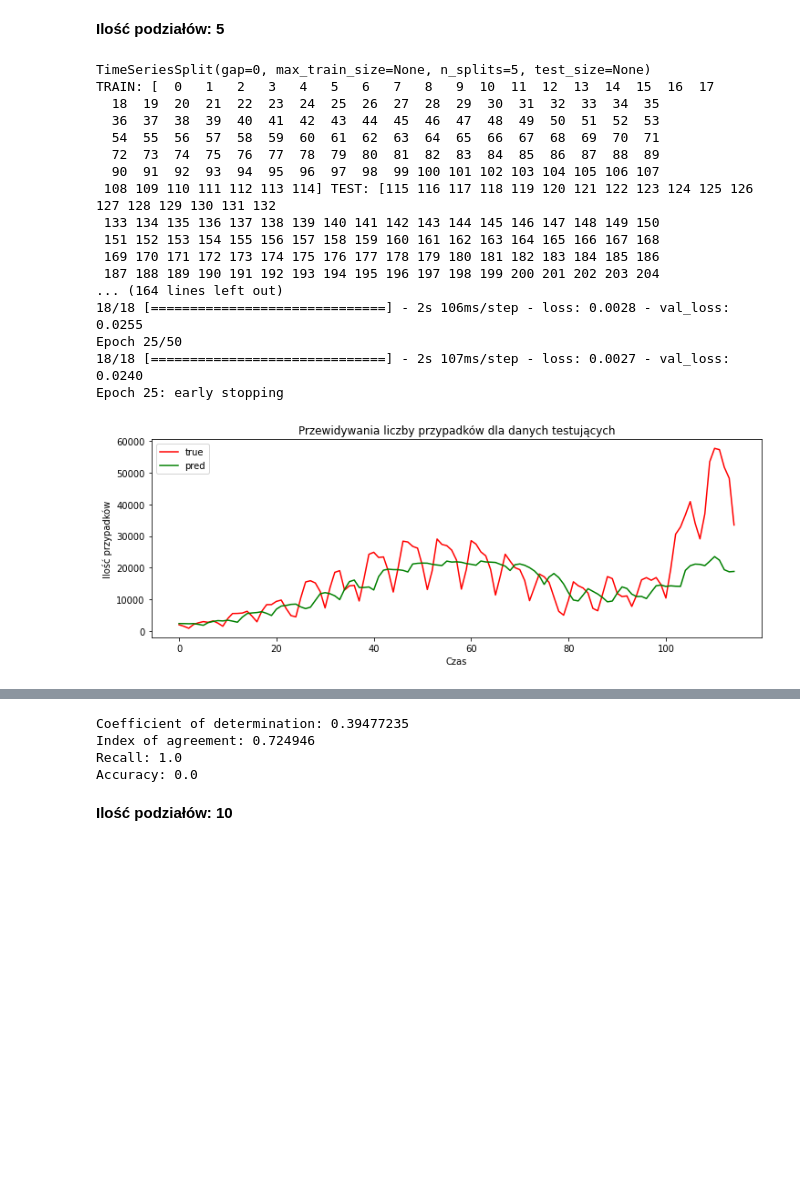
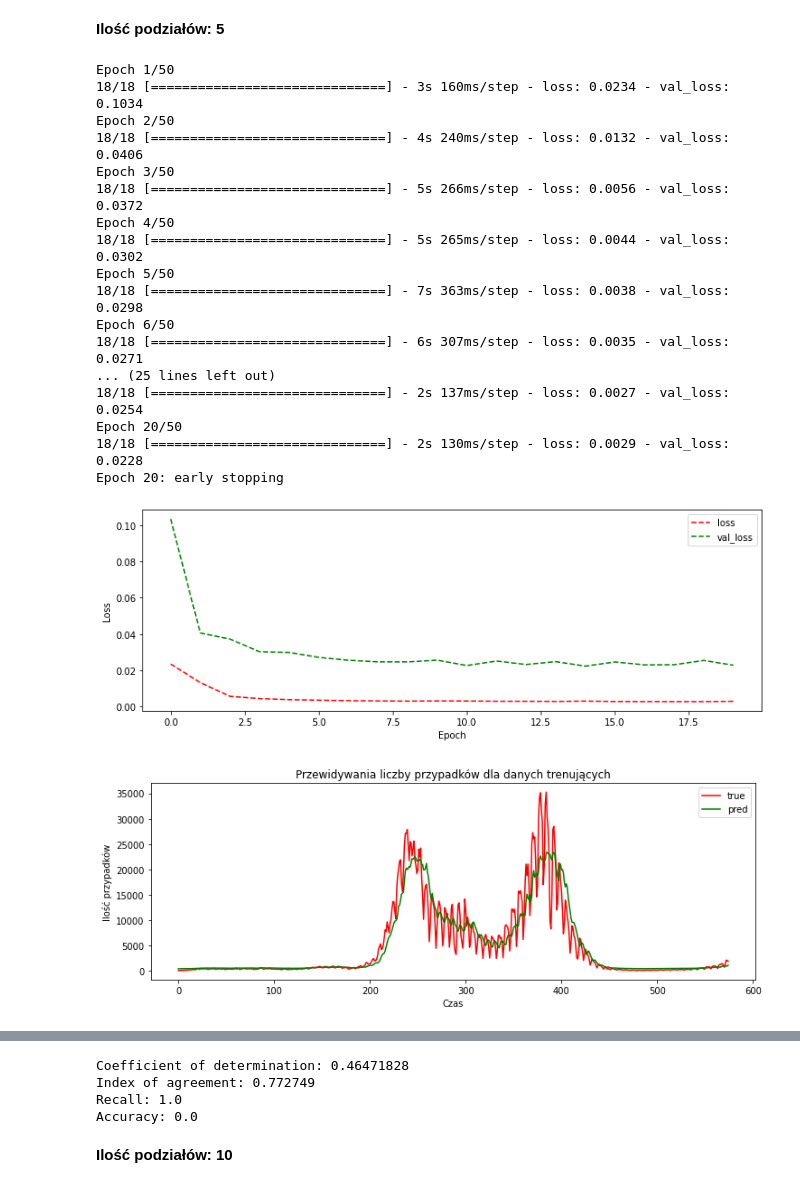
Before and after one commit to mateuszbarnacki/SSN-Proj, a Jupyter notebook: SSN_Proj.ipynb, the cells around one changed output, grey strips where cells are left out. Cells and saved outputs as stored; diff of their text form; code cells hidden in the pictures; blank space fills up the shorter version.

```diff
--- a/SSN_Proj.ipynb
+++ b/SSN_Proj.ipynb
@@ -154,7 +151,7 @@ def prepare_preds(X):
     y_preds.append(y_pred[0][-3])
   return y_preds
 
-def draw_predictions(nr_epochs, y_test, y_preds, title):
+def draw_predictions(nr_epochs, y_test, y_preds, title, figure_name):
     epochs = np.arange(nr_epochs)
     plt.figure(figsize=(12,4))
 
@@ -166,6 +163,7 @@ def draw_predictions(nr_epochs, y_test, y_preds, title):
     plt.legend(['true', 'pred'], loc='best')
     plt.title("Przewidywania liczby przypadków dla danych " + title)
 
+    plt.savefig(figure_name)
     plt.show()
 # %% [markdown]
 **Funkcje miary błędu**
@@ -185,10 +183,16 @@ def accuracy_m(y_true, y_pred):
   correct_preds = 0
   for i in range(len(y_pred)):
     if y_true[i] == y_pred[i]:
-      correct_preds = correct_pred + 1
+      correct_preds = correct_preds + 1
   return correct_preds / len(y_pred)
 
 def idx_of_agreement(y_true, y_pred):
   up = K.sum(K.square(y_true - y_pred))
   down = K.sum(K.square(K.abs(y_pred - K.mean(y_true)) + (K.abs(y_true - K.mean(y_true)))))
   return (1. - up / (down + K.epsilon()))
+
+def mean_squared_error(y_true, y_pred):
+  return K.mean(K.square(y_pred - y_true), axis=0)
+
+def mean_absolute_error(y_true, y_pred):
+  return K.mean(K.abs(y_pred - y_true), axis=0)
@@ -275,10 +301,10 @@ Accuracy: 0.0
 X, y = prepare_X_y(train_data)
 
 tscv = TimeSeriesSplit(n_splits=5)
-print(tscv)
+#print(tscv)
 
 for train_index, test_index in tscv.split(X):
-  print("TRAIN:", train_index, "TEST:", test_index)
+  #print("TRAIN:", train_index, "TEST:", test_index)
   X_train, X_test = X[train_index], X[test_index]
   y_train, y_test = y[train_index], y[test_index]
 
@@ -287,49 +313,68 @@ model = ModelTrunk()
 model.compile(optimizer='adam',
               loss=[MeanSquaredError(), MeanAbsoluteError()],
               run_eagerly=True)
 
+EarlyStop = EarlyStopping(monitor='val_loss',
+                          patience=5,
+                          verbose=1)
+
+callbacks = [EarlyStop]
+
 history = model.fit(X_train, y_train,
                     epochs=50, verbose=1,
                     validation_data = (X_test, y_test),
                     callbacks = callbacks
                    )
 
+# Wypisanie predykowanych wartości w formie liczbowej
 # X_pred = np.array(X_train[-1]).reshape(1,NR_DAYS,1).astype(float)
 # print(X_pred * MAX_DATA)
 # y_pred = model.predict(X_pred) * MAX_DATA
 # print(y_pred.shape)
 # print(y_pred)
 # print(np.max(y_pred[0][-3:]))
 
+plt.figure(figsize=(12,4))
+plt.plot(history.history['loss'], "r--")
+plt.plot(history.history['val_loss'], "g--")
+plt.ylabel('Loss')
+plt.xlabel('Epoch')
+plt.legend(['loss', 'val_loss'], loc='best')
+plt.savefig('time_series_5_loss.png')
+plt.show()
+
+y_preds = prepare_preds(X_train)
+draw_predictions(len(y_preds), y_train.reshape(len(y_preds)) * MAX_DATA, y_preds, "trenujących", "time_series_5_train.png")
 y_preds = prepare_preds(X_test)
-draw_predictions(len(y_preds), y_test.reshape(len(y_preds)) * MAX_DATA, y_preds, "testujących")
+draw_predictions(len(y_preds), y_test.reshape(len(y_preds)) * MAX_DATA, y_preds, "testujących", "time_series_5_test.png")
 
 y = y_test * MAX_DATA
 y = np.reshape(y, len(y))
 coeff = det_coeff(K.constant(y), K.constant(y_preds))
 index = idx_of_agreement(K.constant(y), K.constant(y_preds))
 recall = recall_m(K.constant(y), K.constant(y_preds))
 acc = accuracy_m(y, y_preds)
 print('Coefficient of determination: ' + str(K.get_value(coeff)))
 print('Index of agreement: ' + str(K.get_value(index)))
 print('Recall: ' + str(K.get_value(recall)))
 print('Accuracy: ' + str(acc))
 # %% [output]
-TimeSeriesSplit(gap=0, max_train_size=None, n_splits=5, test_size=None)
-TRAIN: [  0   1   2   3   4   5   6   7   8   9  10  11  12  13  14  15  16  17
-  18  19  20  21  22  23  24  25  26  27  28  29  30  31  32  33  34  35
-  36  37  38  39  40  41  42  43  44  45  46  47  48  49  50  51  52  53
-  54  55  56  57  58  59  60  61  62  63  64  65  66  67  68  69  70  71
-  72  73  74  75  76  77  78  79  80  81  82  83  84  85  86  87  88  89
-  90  91  92  93  94  95  96  97  98  99 100 101 102 103 104 105 106 107
- 108 109 110 111 112 113 114] TEST: [115 116 117 118 119 120 121 122 123 124 125 126 127 128 129 130 131 132
- 133 134 135 136 137 138 139 140 141 142 143 144 145 146 147 148 149 150
- 151 152 153 154 155 156 157 158 159 160 161 162 163 164 165 166 167 168
- 169 170 171 172 173 174 175 176 177 178 179 180 181 182 183 184 185 186
- 187 188 189 190 191 192 193 194 195 196 197 198 199 200 201 202 203 204
-... (164 lines left out)
-18/18 [==============================] - 2s 106ms/step - loss: 0.0028 - val_loss: 0.0255
-Epoch 25/50
-18/18 [==============================] - 2s 107ms/step - loss: 0.0027 - val_loss: 0.0240
-Epoch 25: early stopping
+Epoch 1/50
+18/18 [==============================] - 3s 160ms/step - loss: 0.0234 - val_loss: 0.1034
+Epoch 2/50
+18/18 [==============================] - 4s 240ms/step - loss: 0.0132 - val_loss: 0.0406
+Epoch 3/50
+18/18 [==============================] - 5s 266ms/step - loss: 0.0056 - val_loss: 0.0372
+Epoch 4/50
+18/18 [==============================] - 5s 265ms/step - loss: 0.0044 - val_loss: 0.0302
+Epoch 5/50
+18/18 [==============================] - 7s 363ms/step - loss: 0.0038 - val_loss: 0.0298
+Epoch 6/50
+18/18 [==============================] - 6s 307ms/step - loss: 0.0035 - val_loss: 0.0271
+... (25 lines left out)
+18/18 [==============================] - 2s 137ms/step - loss: 0.0027 - val_loss: 0.0254
+Epoch 20/50
+18/18 [==============================] - 2s 130ms/step - loss: 0.0029 - val_loss: 0.0228
+Epoch 20: early stopping
-[figure, old version]
+[figure, new version]
+[figure, added]
@@ -336,5 +382,5 @@ Epoch 25: early stopping
-Coefficient of determination: 0.39477235
-Index of agreement: 0.724946
+Coefficient of determination: 0.46471828
+Index of agreement: 0.772749
 Recall: 1.0
 Accuracy: 0.0
 # %% [markdown]
```
Also changed, not shown: parts of 8 cells of this notebook.
